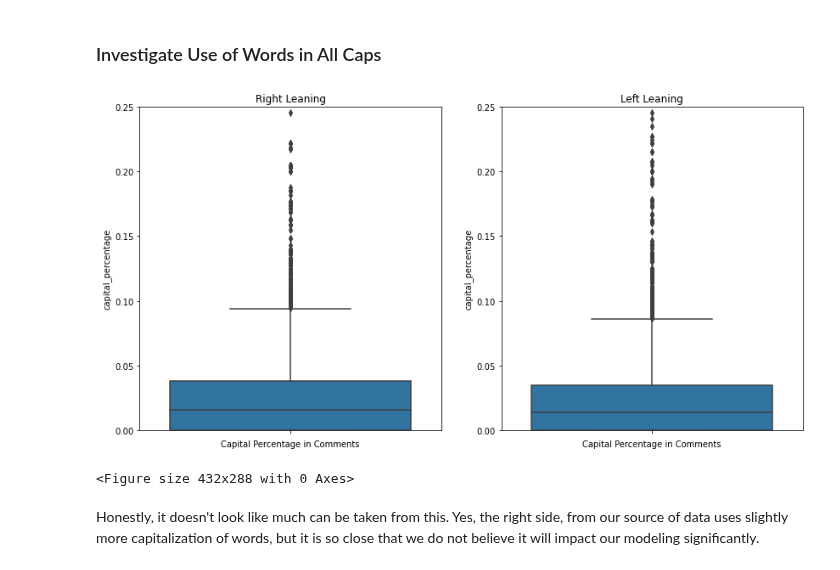
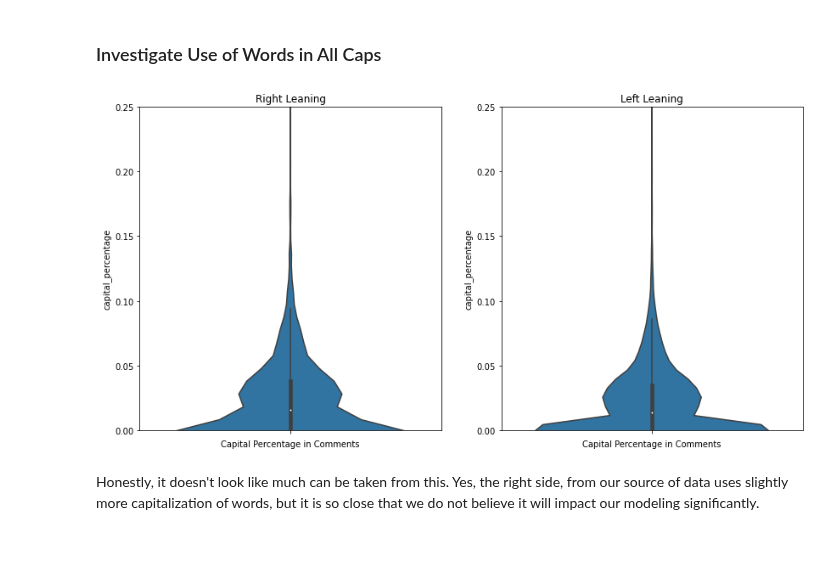
Before and after one commit to bmccabe96/Reddit_NLP, a Jupyter notebook: Analysis/EDA.ipynb, the cells around one changed output. Cells and saved outputs as stored; diff of their text form; code cells hidden in the pictures.

```diff
--- a/Analysis/EDA.ipynb
+++ b/Analysis/EDA.ipynb
@@ -393,24 +390,23 @@ left = comments_df[comments_df.comment_class == 'left']
 # %%
 fig = plt.figure(figsize=(14,7))
 
 ax1 = plt.subplot(1, 2, 1)
-sns.boxplot(y=right.capital_percentage, ax=ax1)
+sns.violinplot(y=right.capital_percentage, ax=ax1)
 plt.xlabel("Capital Percentage in Comments")
 plt.ylim(0,.25)
 plt.title("Right Leaning")
 
 ax2 = plt.subplot(1, 2, 2)
-sns.boxplot(y=left.capital_percentage, ax=ax2)
+sns.violinplot(y=left.capital_percentage, ax=ax2)
 plt.xlabel("Capital Percentage in Comments")
 plt.ylim(0,.25)
 plt.title("Left Leaning")
 
+plt.savefig("../pics/Capitalization_Violinplot.png")
 
 plt.show()
-plt.savefig("../pics/Capitalization_Boxplot.png")
 # %% [output]
-[figure, old version]
+[figure, new version]
-<Figure size 432x288 with 0 Axes>
 # %% [markdown]
 Honestly, it doesn't look like much can be taken from this. Yes, the right side, from our source of data uses slightly more capitalization of words, but it is so close that we do not believe it will impact our modeling significantly.
 # %%
```
Also changed, not shown: parts of 9 cells of this notebook, 5 other files.
